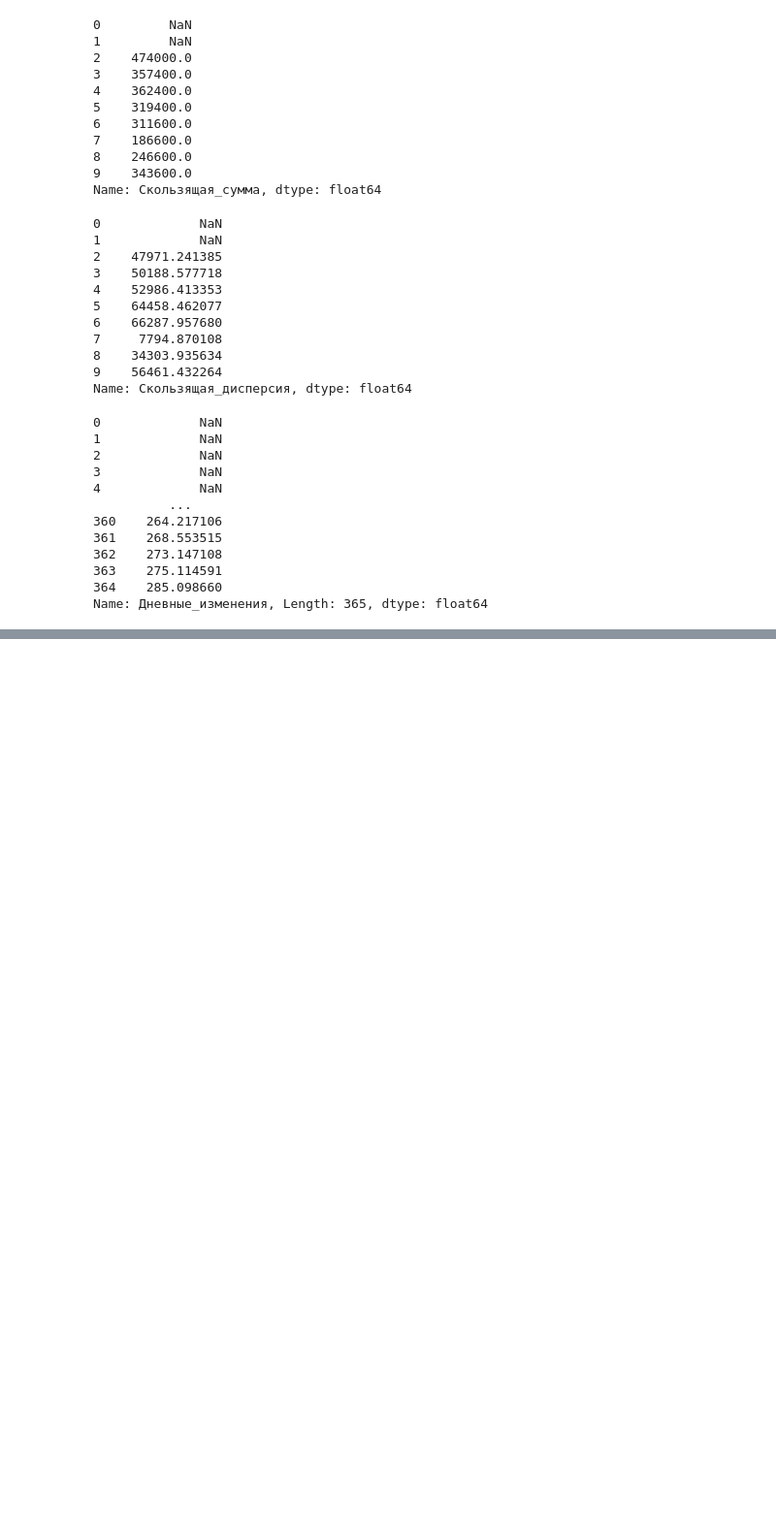
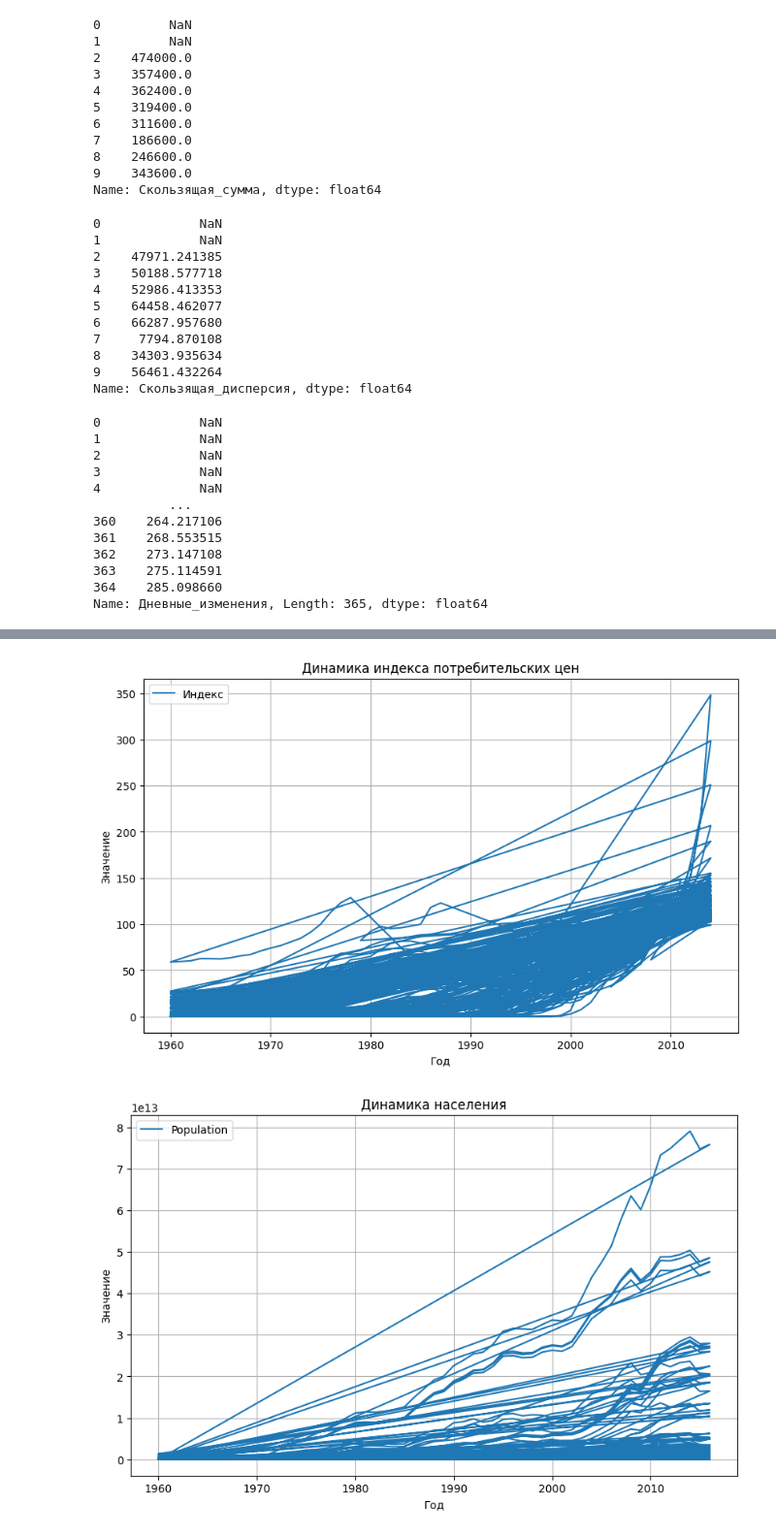
Before and after one commit to MariyaYu/Lesson_1, a Jupyter notebook: Untitled17.ipynb, the cells around one changed output, grey strips where cells are left out. Shown: that part at 97% size. Cells and saved outputs as stored; diff of their text form; code cells hidden in the pictures; blank space fills up the shorter version.

```diff
--- a/Untitled17.ipynb
+++ b/Untitled17.ipynb
@@ -330,0 +375,78 @@ plt.show()
+# %%
+# 7. Сравнить динамику показателей мировой экономики (ВВП,
+# население, инфляция и т.д., не менее пяти) и динамику индекса.
+# Загрузка данных по ВВП
+gdp_data = pd.read_csv('gdp.csv')
+
+# Загрузка данных по населению
+population_data = pd.read_csv('population.csv')
+
+# Загрузка данных по инфляции
+inflation_data = pd.read_csv('inflation-consumer_csv.csv')
+
+# Загрузка данных по индексу потребительских цен
+index_data = pd.read_csv('cpi.csv')
+
+# Загрузка данных по Brent Spot Price
+gold_price = pd.read_csv('annual.csv')
+
+# Загрузка данных по Natural gas prices
+natural_gas = pd.read_csv('monthly_csv.csv')
+
+# Построение графиков для сравнения динамики
+plt.figure(figsize=(10, 6))
+plt.plot(index_data['Year'], index_data['CPI'], label='Индекс')
+plt.xlabel('Год')
+plt.ylabel('Значение')
+plt.title('Динамика индекса потребительских цен')
+plt.legend()
+plt.grid(True)
+plt.show()
+
+plt.figure(figsize=(10, 6))
+plt.plot(gdp_data['Year'], gdp_data['Value'], label='Population')
+plt.xlabel('Год')
+plt.ylabel('Значение')
+plt.title('Динамика населения')
+plt.legend()
+plt.grid(True)
+plt.show()
+
+plt.figure(figsize=(10, 6))
+plt.plot(population_data['Year'], population_data['Value'], label='Population')
+plt.xlabel('Год')
+plt.ylabel('Значение')
+plt.title('Динамика населения')
+plt.legend()
+plt.grid(True)
+plt.show()
+
+plt.figure(figsize=(10, 6))
+plt.plot(inflation_data['Year'], inflation_data['Inflation'], label='Inflation')
+plt.xlabel('Год')
+plt.ylabel('Значение')
+plt.title('Динамика инфляции')
+plt.legend()
+plt.grid(True)
+plt.show()
+
+plt.figure(figsize=(10, 6))
+plt.plot(gold_price['Date'], gold_price['Price'], label='Gold Price')
+plt.xlabel('Год')
+plt.ylabel('Значение')
+plt.title('Динамика Gold Price')
+plt.legend()
+plt.grid(True)
+plt.show()
+
+plt.figure(figsize=(10, 6))
+plt.plot(natural_gas['Month'], natural_gas['Price'], label='Natural gas prices')
+plt.xlabel('Год')
+plt.ylabel('Значение')
+plt.title('Динамика Natural gas prices')
+plt.legend()
+plt.grid(True)
+plt.show()
+# %% [output]
+[figure, added]
+[figure, added]
```
Also changed, not shown: parts of 6 cells of this notebook.
